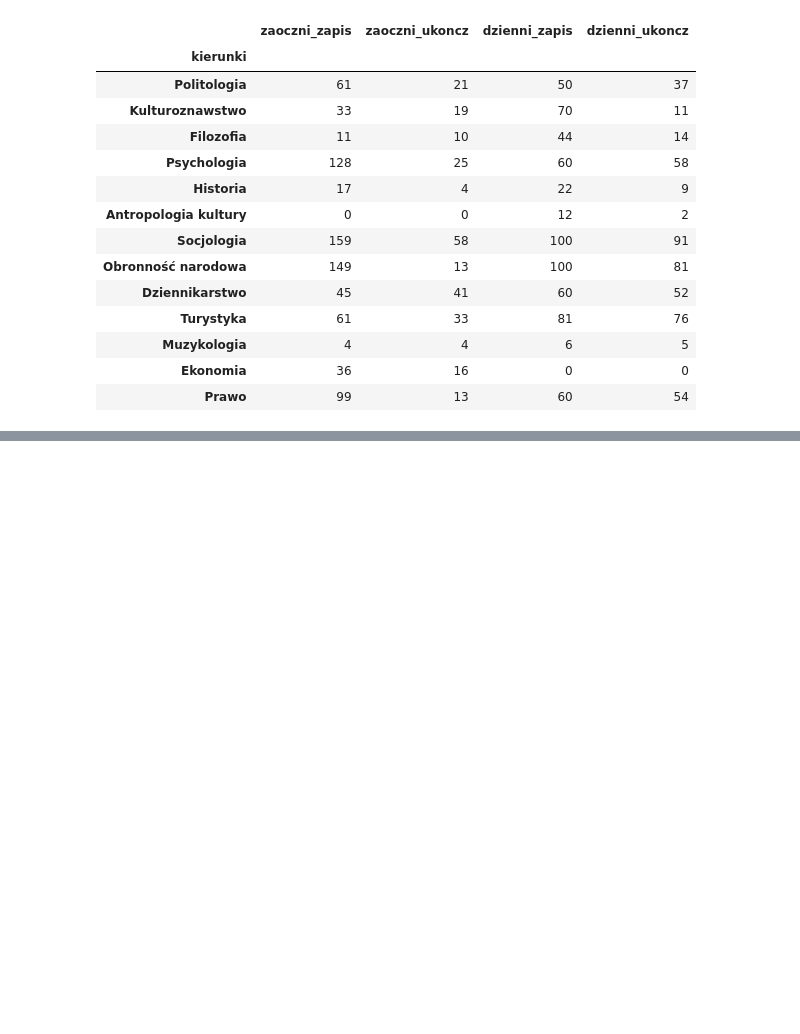
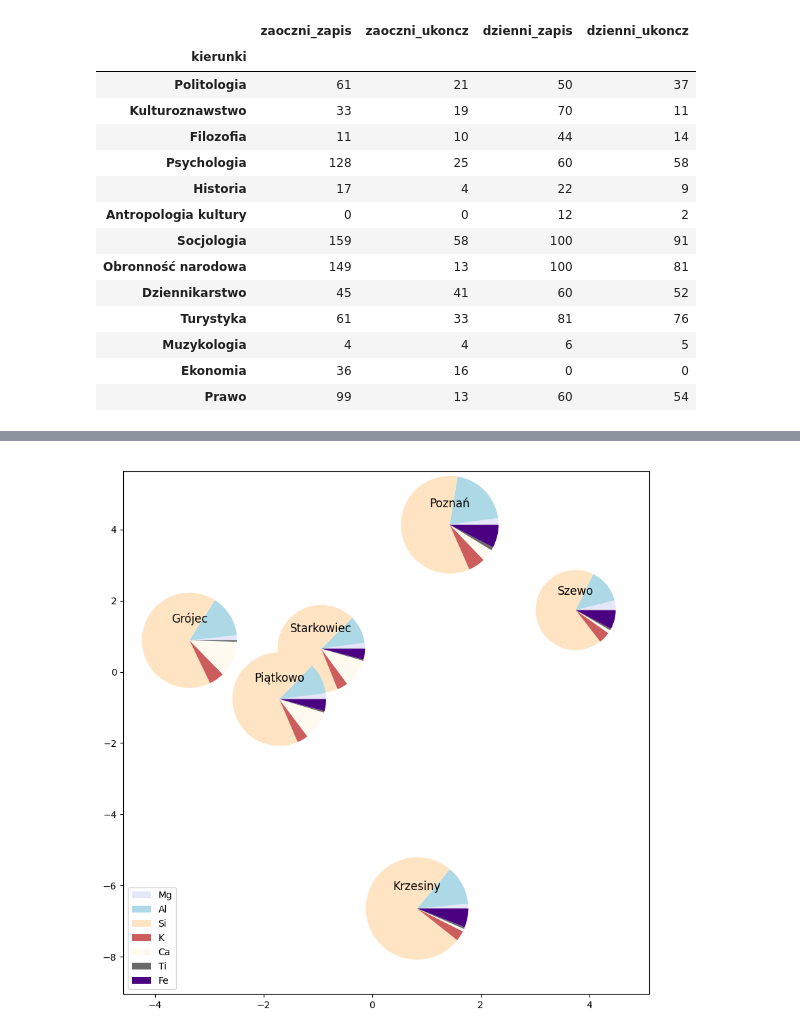
Before and after one commit to jarekj71/zaawansowana_wizualizacja_danych, a Jupyter notebook: zlozone_wizualizacje.ipynb, the cells around one changed output, grey strips where cells are left out. Cells and saved outputs as stored; diff of their text form; code cells hidden in the pictures; blank space fills up the shorter version.

```diff
--- a/zlozone_wizualizacje.ipynb
+++ b/zlozone_wizualizacje.ipynb
@@ -234,0 +247,2 @@ ds
+# %%
+chemia = pd.read_csv("dane/chemia0.csv",index_col="Stanowisko") #jak nie ma MDS i SCIPY
@@ -234,0 +257,2 @@ ds
+# %%
+colors = ["lavender","lightblue","bisque","indianred","floralwhite","dimgrey","indigo"]
@@ -234,0 +267,18 @@ ds
+# %%
+fig,ax = plt.subplots(figsize=(10,10))
+
+X_span = chemia.X.max()-chemia.X.min() #1
+Y_span = chemia.Y.max()-chemia.Y.min()
+scale = chemia.iloc[:,:-2].sum(axis=1).max()/max(X_span,Y_span)
+
+for _,row in chemia.iterrows(): #2
+    size = row[:-2].sum()/(scale*3) #3
+    axx = ax.inset_axes([row.X-size/2,row.Y-size/2,size,size],transform=ax.transData) #4
+    axx.set_title(row.name,y=0.6) #5
+    patches, texts = axx.pie(row[:-2],colors=colors) #6
+
+ax.set_xlim(chemia.X.min()*scale/3,chemia.X.max()*scale/3)
+ax.set_ylim(chemia.Y.min()*scale/3,chemia.Y.max()*scale/3)
+_ = ax.legend(patches,chemia.columns[:-2],loc='lower left') #7
+# %% [output]
+[figure, added]
```
Also changed, not shown: parts of 15 cells of this notebook.
